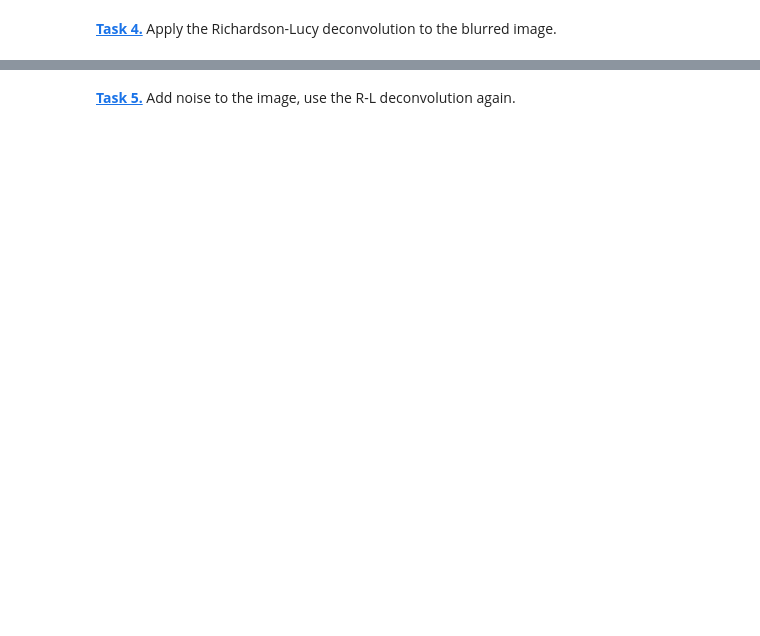
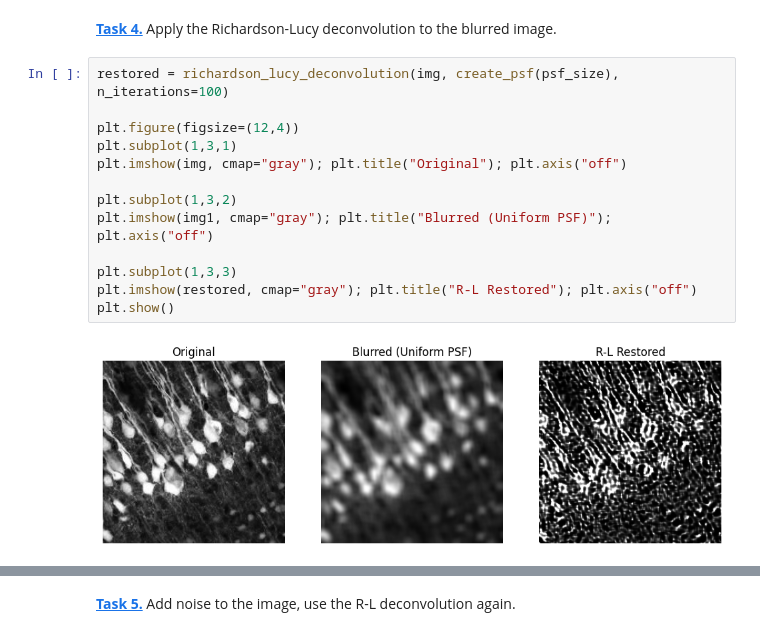
Before and after one commit to Bentrexte/mobi-fs5-python, a Jupyter notebook: deconvolution.ipynb, the cells around one changed output, grey strips where cells are left out. Saved outputs shown, nothing was run; the diff lists cells and outputs as text; blank space fills up the shorter version.

```diff
--- a/deconvolution.ipynb
+++ b/deconvolution.ipynb
@@ -60,5 +78,20 @@ def richardson_lucy_deconvolution(image, psf, n_iterations):
 # %% [markdown]
 **[Task 4.]()** Apply the Richardson-Lucy deconvolution to the blurred image.
+# %%
+restored = richardson_lucy_deconvolution(img, create_psf(psf_size), n_iterations=100)
+
+plt.figure(figsize=(12,4))
+plt.subplot(1,3,1)
+plt.imshow(img, cmap="gray"); plt.title("Original"); plt.axis("off")
+
+plt.subplot(1,3,2)
+plt.imshow(img1, cmap="gray"); plt.title("Blurred (Uniform PSF)"); plt.axis("off")
+
+plt.subplot(1,3,3)
+plt.imshow(restored, cmap="gray"); plt.title("R-L Restored"); plt.axis("off")
+plt.show()
+# %% [output]
+[figure, added]
 # %%
 plt.figure(figsize=(20,5))
 plt.subplot(1, 3, 1)
```
Also changed, not shown: parts of 10 cells of this notebook.
